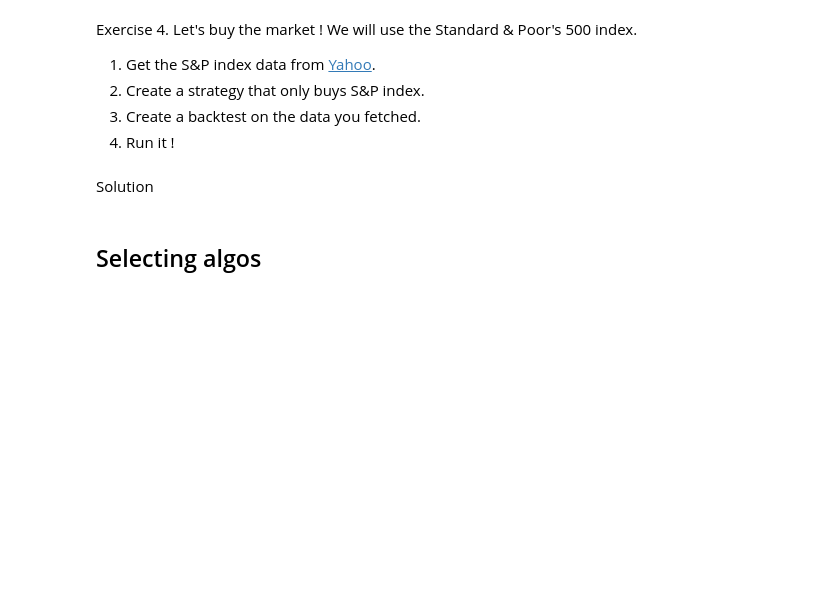
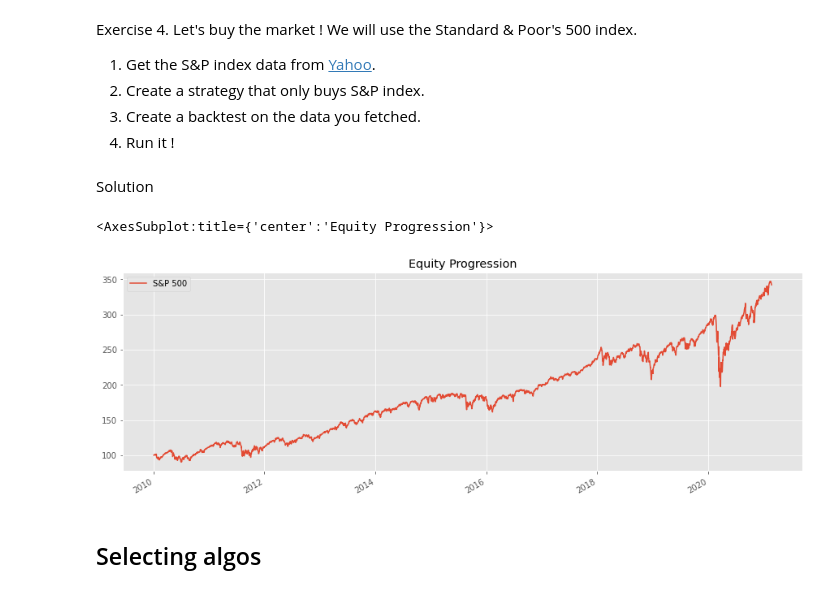
Before and after one commit to nicolasmauhe/computational_finance, a Jupyter notebook: course.ipynb, the cells around one changed output. Saved outputs shown, nothing was run; the diff lists cells and outputs as text; code cells hidden in the pictures; blank space fills up the shorter version.

```diff
--- a/course.ipynb
+++ b/course.ipynb
@@ -69,3 +93,5 @@ data.plot(figsize = (15, 10))
+# %%
+plt.rcParams["figure.figsize"] = (15, 7)
 # %% [markdown]
 There we go ! We can now import data from any security, as long as it is available on [Yahoo Finance](https://finance.yahoo.com/).
 # %% [markdown]
@@ -259,6 +426,19 @@ Exercise 4. Let's buy the market ! We will use the Standard & Poor's 500 index.
 4. Run it !
 # %% [markdown]
 Solution
+# %%
+SNP_list = ['^GSPC']
+beginning = '2010-01-01'
+
+data_SNP = bt.get("^GSPC", start=beginning)
+
+s_sp_500 = bt.Strategy('S&P 500', [bt.algos.RunMonthly(), bt.algos.SelectAll(), bt.algos.WeighEqually(), bt.algos.Rebalance()])
+b_sp_500 = bt.Backtest(s_sp_500, data_SNP)
+result = bt.run(b_equal_weights_SNP)
+result.plot()
+# %% [output]
+<AxesSubplot:title={'center':'Equity Progression'}>
+[figure, added]
 # %% [markdown]
 ## Selecting algos
 # %% [markdown]
```
Also changed, not shown: parts of 57 cells of this notebook.
